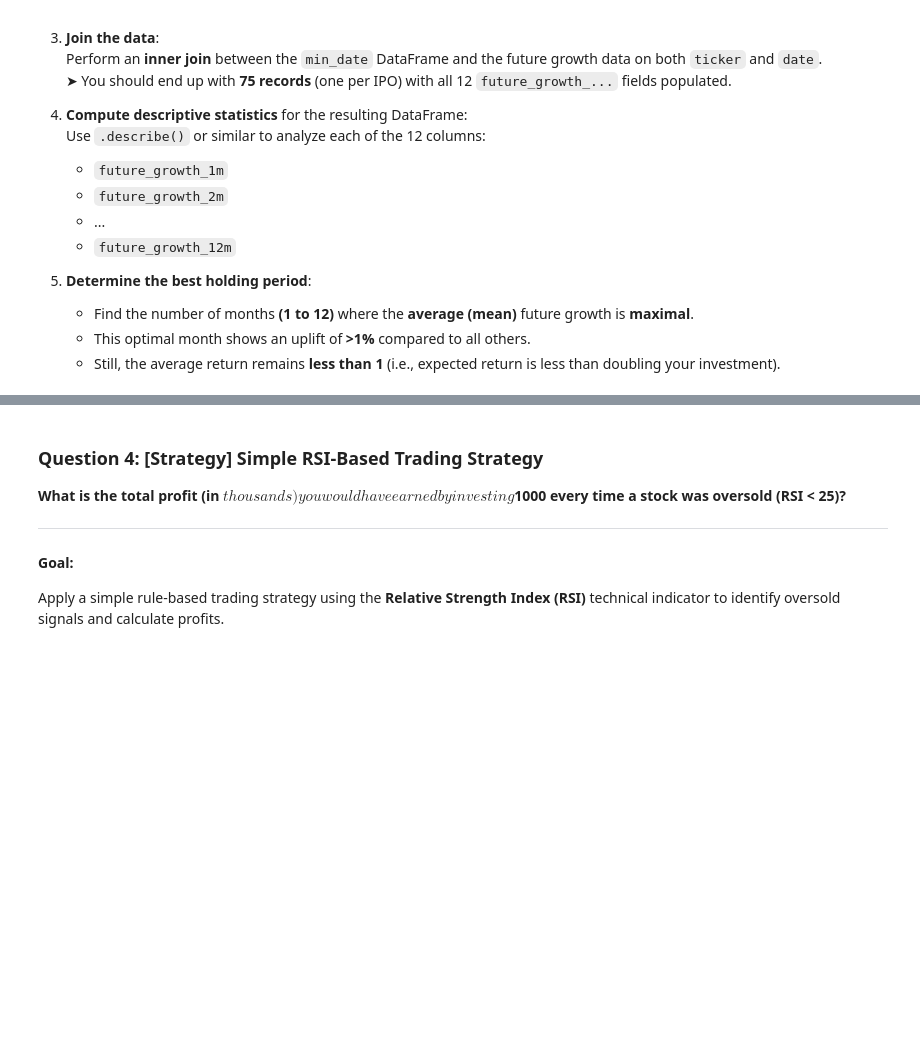
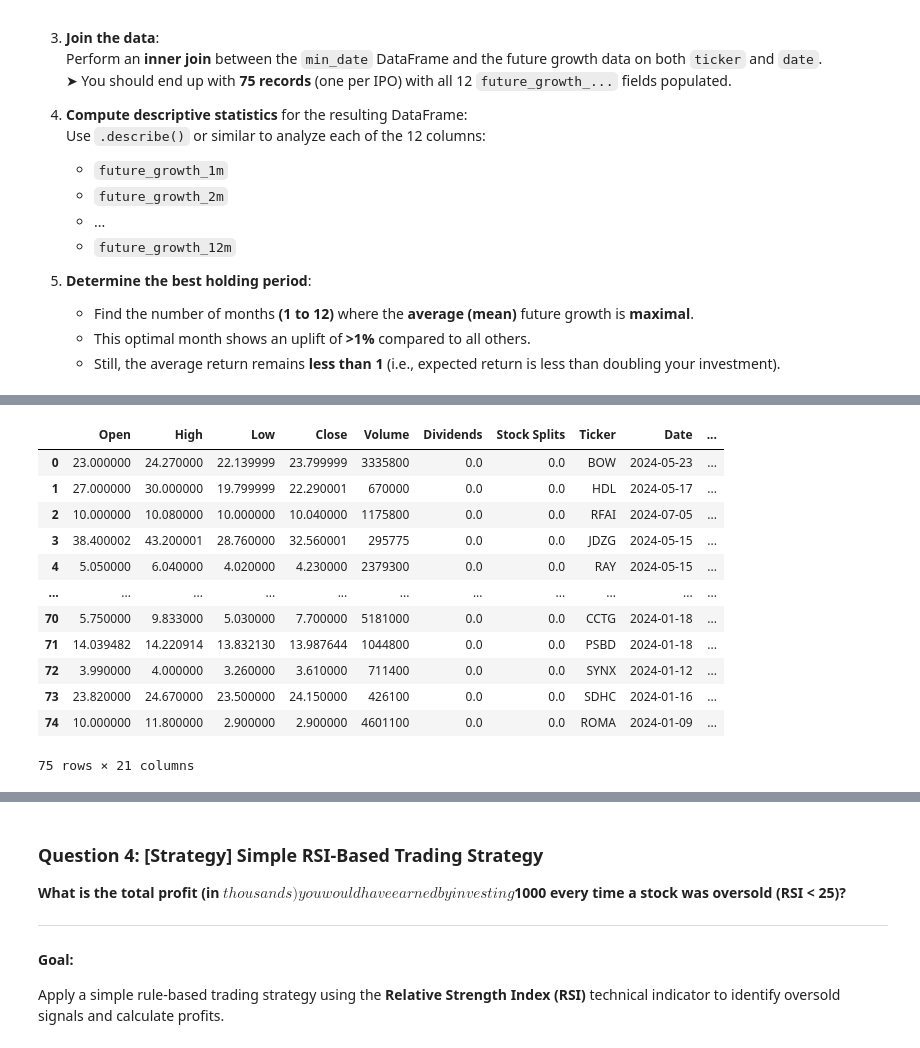
Before and after one commit to bodi-524/stock-markets-analytics-zoomcamp, a Jupyter notebook: 02-dataframe-analysis/homework-2.ipynb, the cells around one changed output, grey strips where cells are left out. Saved outputs shown, nothing was run; the diff lists cells and outputs as text; code cells hidden in the pictures; blank space fills up the shorter version.

```diff
--- a/02-dataframe-analysis/homework-2.ipynb
+++ b/02-dataframe-analysis/homework-2.ipynb
@@ -624,0 +563,3 @@ The optimal month for future growth is: future_growth_1m with an average growth
+# %%
+ALL_TICKERS = ipos_2024['Symbol'].values
+ALL_TICKERS
@@ -624,0 +577,30 @@ The optimal month for future growth is: future_growth_1m with an average growth
+# %%
+# # Step 1: Start from 75 tickers from IPOs in the first 5 months of 2024 from Q2. Add 12 new columns:future_growth_1m to 12m. Similar to Snippet 7, but extend to longer timeframes.
+
+future_df = pd.DataFrame({'A' : []})
+
+for i,ticker in enumerate(ALL_TICKERS):
+	print(i,ticker)
+
+	# Work with stock prices
+	ticker_obj = yf.Ticker(ticker)
+
+	historyPrices = ticker_obj.history(
+						period = "max",
+						interval = "1d")
+
+	# generate features for historical prices, and what we want to predict
+	historyPrices['Ticker'] = ticker
+	historyPrices['Date'] = historyPrices.index.date
+
+	# historical returns
+	for i in range(1,13):
+		historyPrices[f'future_growth_{i}m'] = historyPrices['Close'].shift(-i*21) / historyPrices['Close']
+	# sleep 1 sec between downloads - not to overload the API server
+	time.sleep(1)
+
+
+	if future_df.empty:
+		future_df = historyPrices
+	else:
+		future_df = pd.concat([future_df, historyPrices], ignore_index=True)
@@ -624,0 +625,5 @@ The optimal month for future growth is: future_growth_1m with an average growth
+# %%
+# Step 2: Determine the first trading day (min_date) for each ticker. Earliest date in the data for each stock.
+min_date = future_df.groupby('Ticker')['Date'].min()
+min_date_df = pd.DataFrame(min_date)
+min_date_df.head()
@@ -624,0 +638,20 @@ The optimal month for future growth is: future_growth_1m with an average growth
+# %%
+# Step 3: Join the data: Perform an inner join between the min_date DataFrame and the future growth data on both ticker and date.
+# need to reset idx to bring Ticker to columns
+min_date_df_reset = min_date_df.reset_index()
+merged = pd.merge(future_df, min_date_df_reset, on=['Ticker', 'Date'], how='inner')
+merged
+# %% [output]
+|  | Open | High | Low | Close | Volume | Dividends | Stock Splits | Ticker | Date | ... |
+| 0 | 23.000000 | 24.270000 | 22.139999 | 23.799999 | 3335800 | 0.0 | 0.0 | BOW | 2024-05-23 | ... |
+| 1 | 27.000000 | 30.000000 | 19.799999 | 22.290001 | 670000 | 0.0 | 0.0 | HDL | 2024-05-17 | ... |
+| 2 | 10.000000 | 10.080000 | 10.000000 | 10.040000 | 1175800 | 0.0 | 0.0 | RFAI | 2024-07-05 | ... |
+| 3 | 38.400002 | 43.200001 | 28.760000 | 32.560001 | 295775 | 0.0 | 0.0 | JDZG | 2024-05-15 | ... |
+| 4 | 5.050000 | 6.040000 | 4.020000 | 4.230000 | 2379300 | 0.0 | 0.0 | RAY | 2024-05-15 | ... |
+| ... | ... | ... | ... | ... | ... | ... | ... | ... | ... | ... |
+| 70 | 5.750000 | 9.833000 | 5.030000 | 7.700000 | 5181000 | 0.0 | 0.0 | CCTG | 2024-01-18 | ... |
+| 71 | 14.039482 | 14.220914 | 13.832130 | 13.987644 | 1044800 | 0.0 | 0.0 | PSBD | 2024-01-18 | ... |
+| 72 | 3.990000 | 4.000000 | 3.260000 | 3.610000 | 711400 | 0.0 | 0.0 | SYNX | 2024-01-12 | ... |
+| 73 | 23.820000 | 24.670000 | 23.500000 | 24.150000 | 426100 | 0.0 | 0.0 | SDHC | 2024-01-16 | ... |
+| 74 | 10.000000 | 11.800000 | 2.900000 | 2.900000 | 4601100 | 0.0 | 0.0 | ROMA | 2024-01-09 | ... |
+75 rows × 21 columns
```
Also changed, not shown: parts of 18 cells of this notebook, 1 other file.
